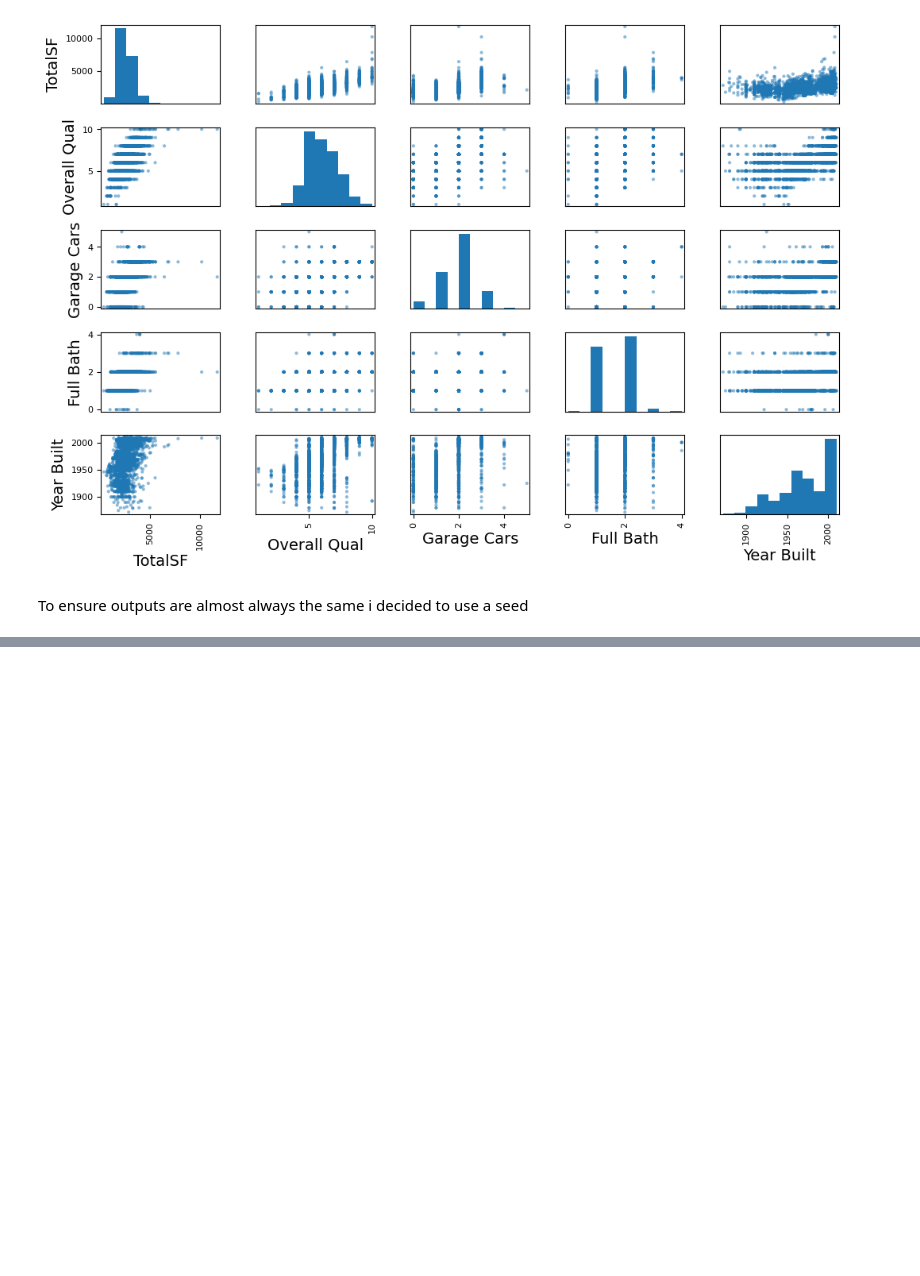
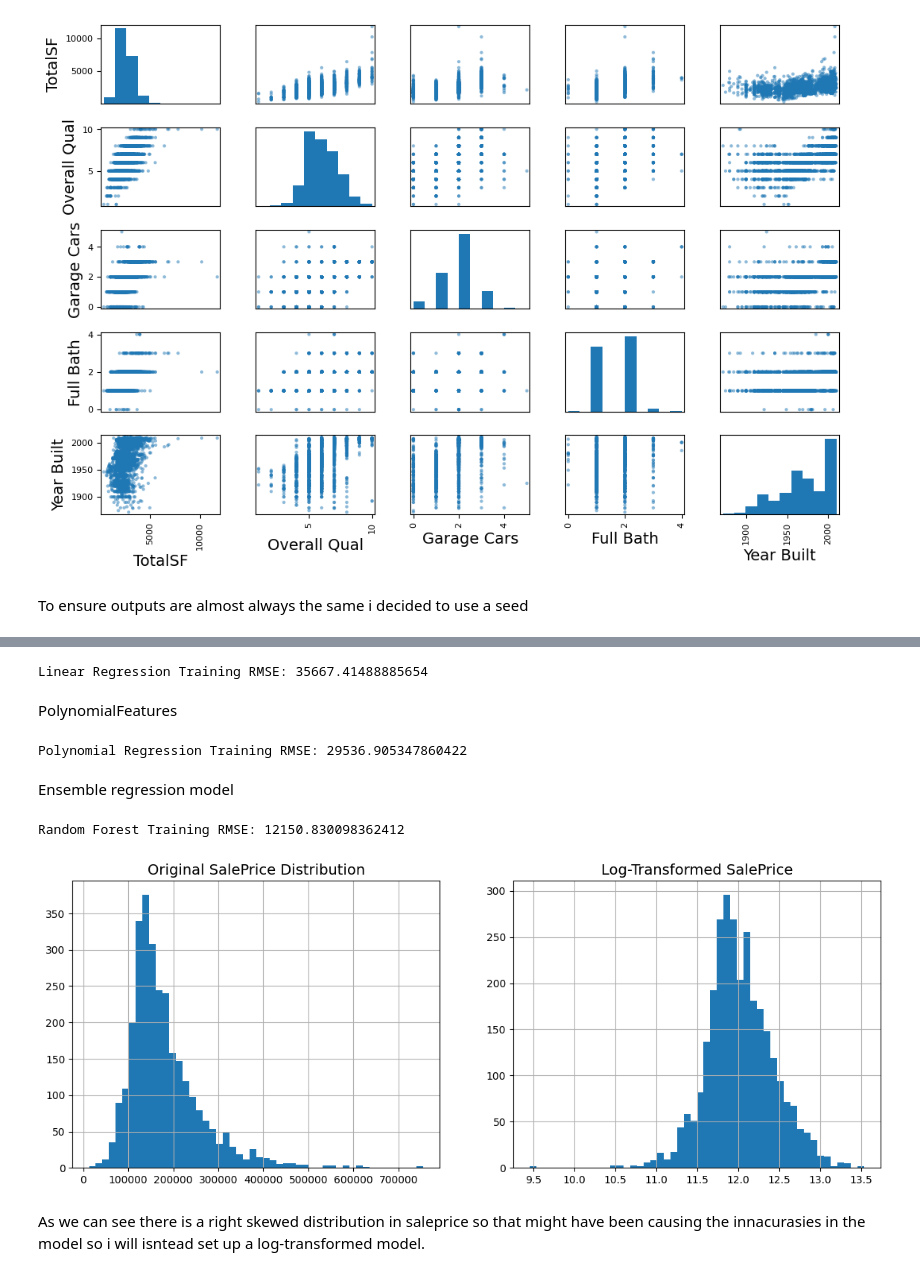
Before and after one commit to MoldyDaniel/Assignment-1-Data-preprocessing-IE500618-, a Jupyter notebook: Data Preprocessing.ipynb, the cells around one changed output, grey strips where cells are left out. Saved outputs shown, nothing was run; the diff lists cells and outputs as text; code cells hidden in the pictures; blank space fills up the shorter version.

Commit message:
More data processing and model testing.

```diff
--- a/Data Preprocessing.ipynb
+++ b/Data Preprocessing.ipynb
@@ -134,6 +137,7 @@ dtype: int64
 # %% [markdown]
 Because only one row is null i could fill it with medians or i could just remove that row. There was also an issue with with there being a lot of correlation between Square Footage, so im gonna try reducing the complexity of the model later by making one attribute containing the total square footage to have better correlation.
 # %%
+housing["TotalSF"] = housing["Total Bsmt SF"] + housing["1st Flr SF"] + housing["2nd Flr SF"]
 features_to_compare = ['SalePrice', 'TotalSF', 'Gr Liv Area', 'Total Bsmt SF', '1st Flr SF', '2nd Flr SF']
 
 print("Correlation with SalePrice:")
@@ -163,8 +167,10 @@ dtype: int64
 Since only one collumn has a null data I decided to drop that one instead of replacing it with the mean, because the quantity was so low.
 # %%
 housing.dropna(subset=['Garage Cars'], inplace=True)
+housing.dropna(subset=['TotalSF'], inplace=True)
+print(housing[features].isnull().sum())
 
-scatter_matrix(housing[attributes], figsize=(12, 8))
+scatter_matrix(housing[features], figsize=(12, 8))
 plt.subplots_adjust(hspace=0.3, wspace=0.3)
 plt.show()
 # %% [output]
@@ -175,0 +227,64 @@ np.random.seed(42)
+# %%
+from sklearn.linear_model import LinearRegression
+from sklearn.metrics import mean_squared_error
+
+lin_reg = LinearRegression()
+lin_reg.fit(X_train, y_train)
+
+train_predictions = lin_reg.predict(X_train)
+lin_rmse = np.sqrt(mean_squared_error(y_train, train_predictions))
+
+print(f"Linear Regression Training RMSE: {lin_rmse}")
+# %% [output]
+Linear Regression Training RMSE: 35667.41488885654
+# %% [markdown]
+PolynomialFeatures
+# %%
+from sklearn.preprocessing import PolynomialFeatures
+from sklearn.pipeline import Pipeline
+
+polynomial_regression = Pipeline([
+    ("poly_features", PolynomialFeatures(degree=2, include_bias=False)),
+    ("lin_reg", LinearRegression()),
+])
+
+polynomial_regression.fit(X_train, y_train)
+
+train_predictions_poly = polynomial_regression.predict(X_train)
+poly_rmse = np.sqrt(mean_squared_error(y_train, train_predictions_poly))
+
+print(f"Polynomial Regression Training RMSE: {poly_rmse}")
+# %% [output]
+Polynomial Regression Training RMSE: 29536.905347860422
+# %% [markdown]
+Ensemble regression model
+# %%
+from sklearn.ensemble import RandomForestRegressor
+
+forest_reg = RandomForestRegressor()
+forest_reg.fit(X_train, y_train)
+
+train_predictions_forest = forest_reg.predict(X_train)
+forest_rmse = np.sqrt(mean_squared_error(y_train, train_predictions_forest))
+
+print(f"Random Forest Training RMSE: {forest_rmse}")
+# %% [output]
+Random Forest Training RMSE: 12150.830098362412
+# %%
+housing_prepared = housing.copy()
+
+housing_prepared["SalePrice"] = np.log(housing["SalePrice"])
+
+fig, axes = plt.subplots(1, 2, figsize=(14, 5))
+
+housing['SalePrice'].hist(ax=axes[0], bins=50)
+axes[0].set_title("Original SalePrice Distribution")
+
+housing_prepared['SalePrice'].hist(ax=axes[1], bins=50)
+axes[1].set_title("Log-Transformed SalePrice")
+
+plt.show()
+# %% [output]
+[figure, added]
+# %% [markdown]
+As we can see there is a right skewed distribution in saleprice so that might have been causing the innacurasies in the model so i will isntead set up a log-transformed model.
```
Also changed, not shown: parts of 16 cells of this notebook, 1 other file.
